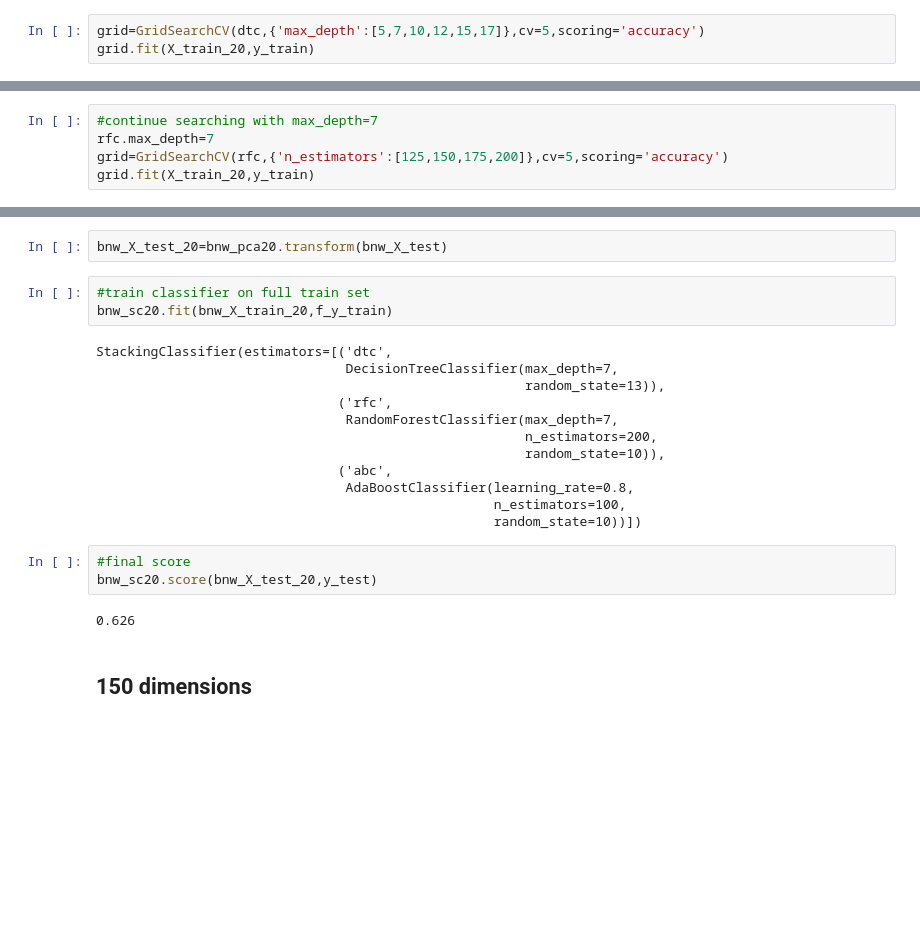
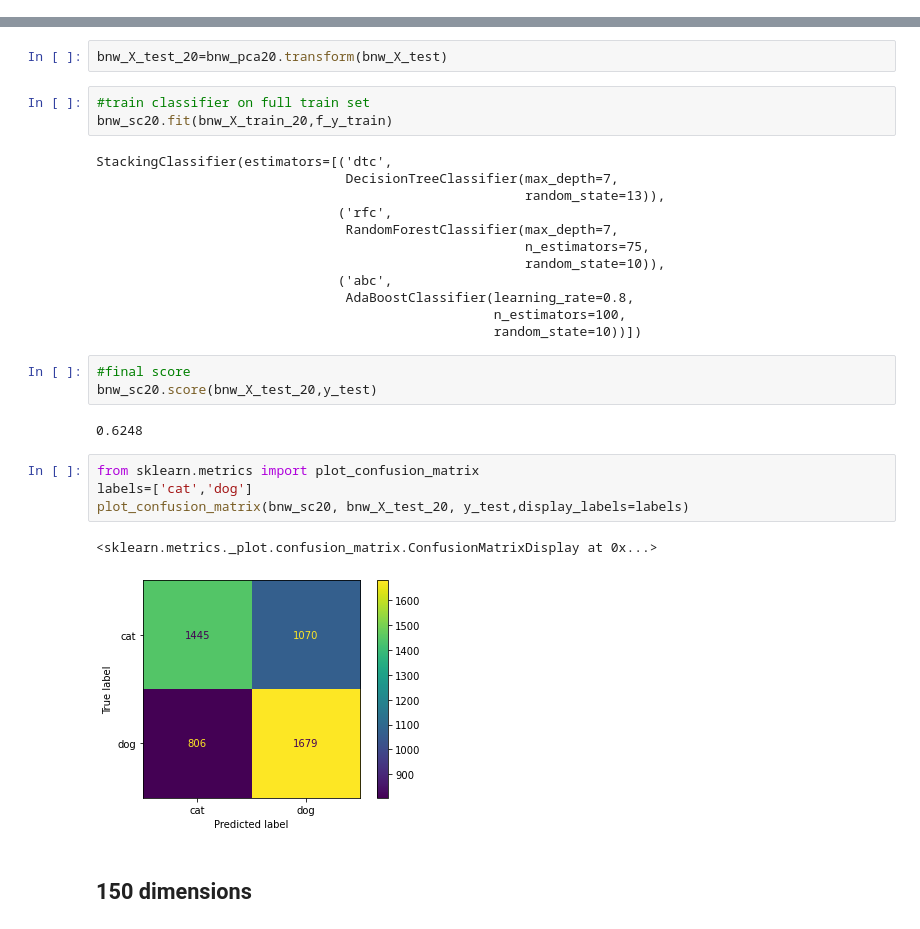
Before and after one commit to oridarshan/data-visualization-project, a Jupyter notebook: Cats_vs_Dogs.ipynb, the cells around one changed output, grey strips where cells are left out. Drawn from its saved outputs; the diff is of its cells as text; blank space fills up the shorter version.

```diff
--- a/Cats_vs_Dogs.ipynb
+++ b/Cats_vs_Dogs.ipynb
@@ -628,6 +628,3 @@ cv_res.plot(y='mean_test_score',x='param_max_depth',legend=False,ylabel='mean te
 # %% [output]
 <AxesSubplot:xlabel='param_max_depth', ylabel='mean test score'>
 [figure]
-# %%
-grid=GridSearchCV(dtc,{'max_depth':[5,7,10,12,15,17]},cv=5,scoring='accuracy')
-grid.fit(X_train_20,y_train)
@@ -712,8 +695,3 @@ plt.title('score for estimators')
 # %% [output]
 Text(0.5, 1.0, 'score for estimators')
 [figure]
-# %%
-#continue searching with max_depth=7
-rfc.max_depth=7
-grid=GridSearchCV(rfc,{'n_estimators':[125,150,175,200]},cv=5,scoring='accuracy')
-grid.fit(X_train_20,y_train)
@@ -927,7 +893,7 @@ StackingClassifier(estimators=[('dtc',
                                                        random_state=13)),
                                ('rfc',
                                 RandomForestClassifier(max_depth=7,
-                                                       n_estimators=200,
+                                                       n_estimators=75,
                                                        random_state=10)),
                                ('abc',
                                 AdaBoostClassifier(learning_rate=0.8,
@@ -937,7 +903,14 @@ StackingClassifier(estimators=[('dtc',
 #final score
 bnw_sc20.score(bnw_X_test_20,y_test)
 # %% [output]
-0.626
+0.6248
+# %%
+from sklearn.metrics import plot_confusion_matrix
+labels=['cat','dog']
+plot_confusion_matrix(bnw_sc20, bnw_X_test_20, y_test,display_labels=labels)
+# %% [output]
+<sklearn.metrics._plot.confusion_matrix.ConfusionMatrixDisplay at 0x...>
+[figure, added]
 # %% [markdown]
 ## 150 dimensions
 # %%
```
Also changed, not shown: parts of 13 cells of this notebook, 4 other files.
